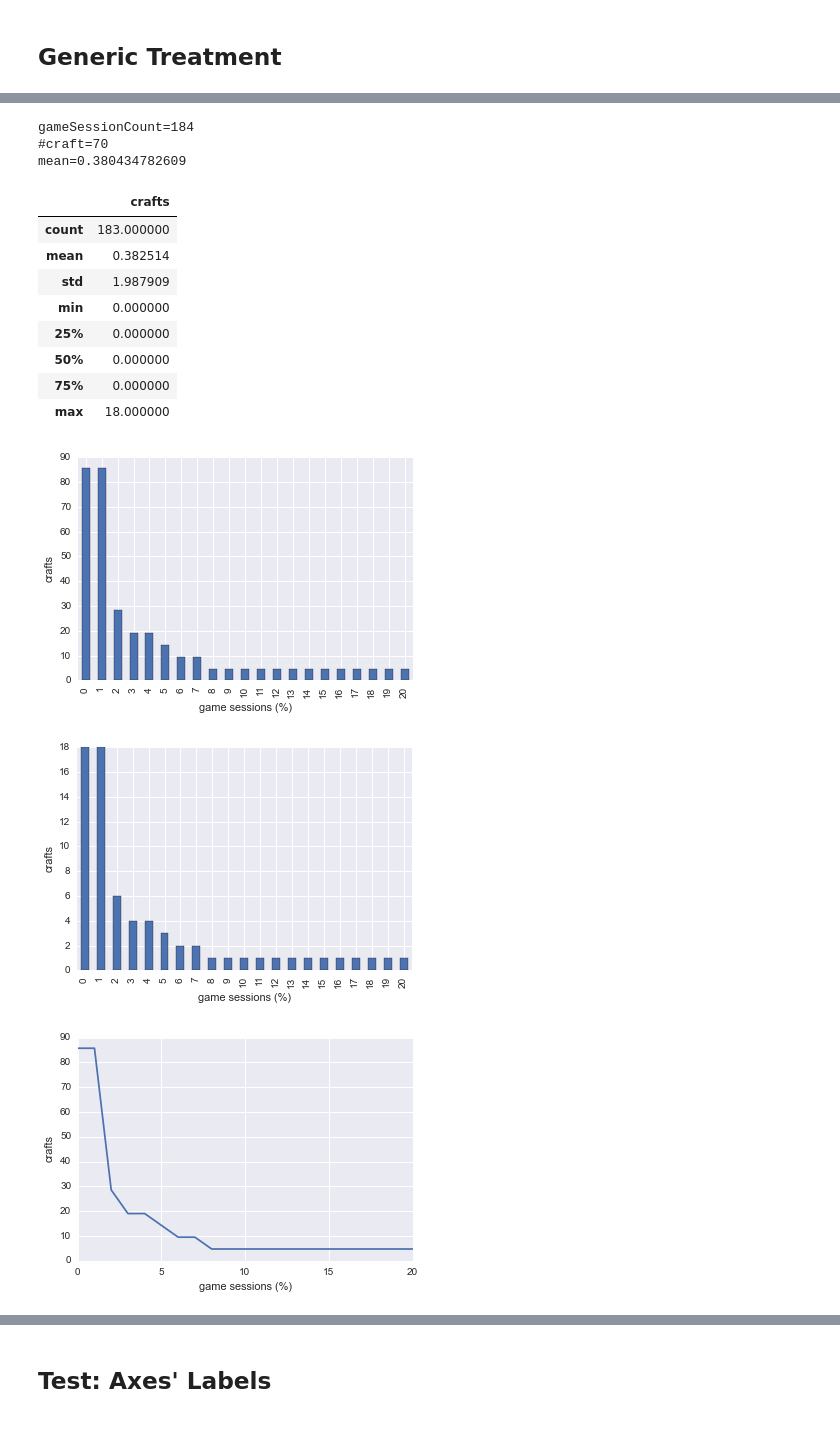
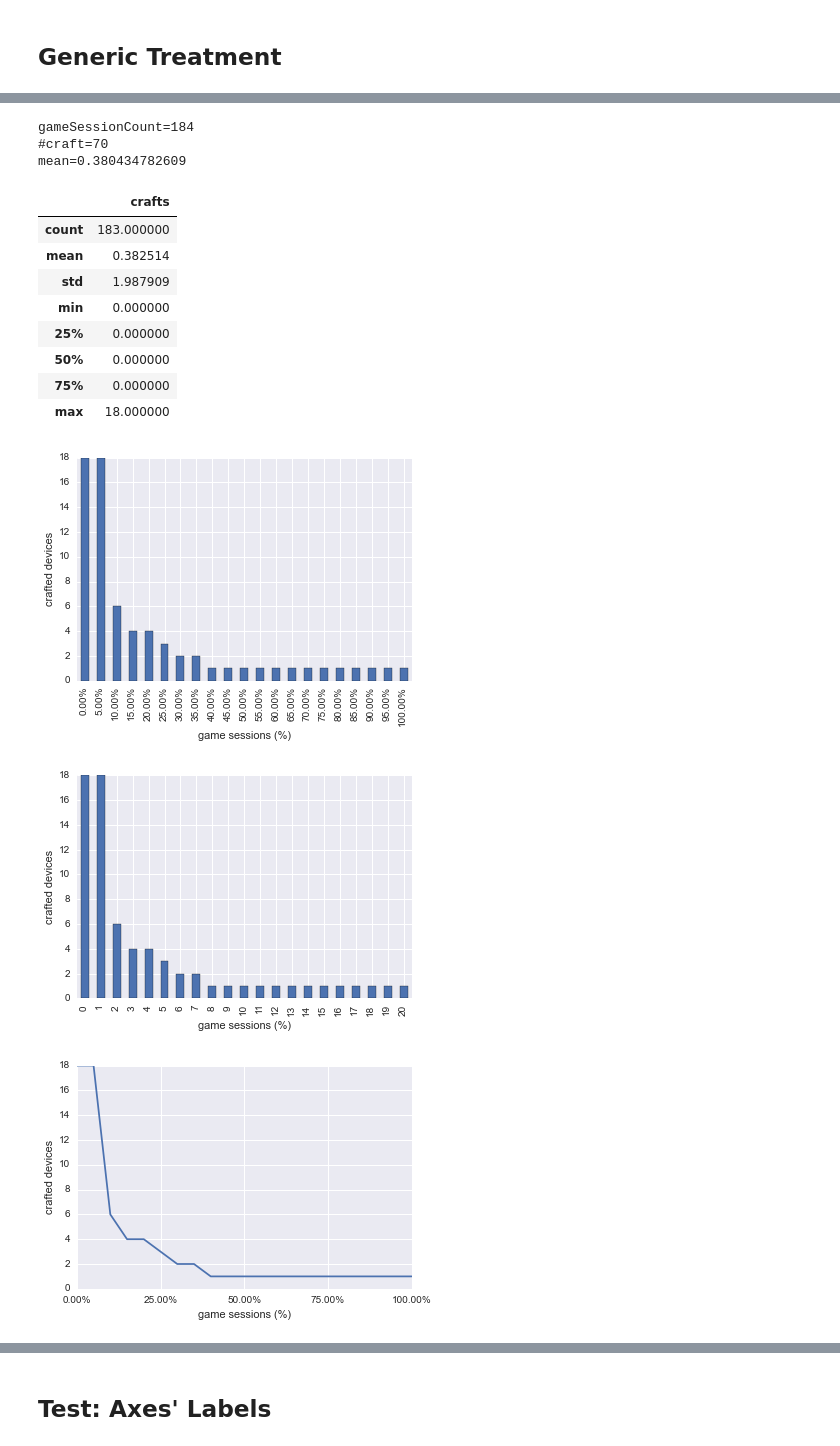
Before and after one commit to taniki/herocoli-analytics, a Jupyter notebook: automated-analysis.ipynb, the cells around one changed output, grey strips where cells are left out. Drawn from its saved outputs; the diff is of its cells as text; code cells hidden in the pictures.

Commit message:
generic percentage analysis complete; loop on events to analyze to do

```diff
--- a/automated-analysis.ipynb
+++ b/automated-analysis.ipynb
@@ -47,9 +70,8 @@ percentageDefaultGraphMode = True
 defaultGraphMode = True
 
 
-
 columnName = studiedEvent+"s"
-graphLabel = columnName
+graphLabel = "crafted devices"
 
 studiedEventCount = df[df["type"]==studiedEvent]["id"].count()
 print '#{0}={1}'.format(studiedEvent,studiedEventCount)
@@ -61,81 +83,52 @@ positiveGameSessions = df[df["type"]==studiedEvent]["playerId"].value_counts()
 positiveGameSessionCount = positiveGameSessions.count()
 positiveGameSessionCountTable = pd.DataFrame({columnName: positiveGameSessions.values})
 
-
-
 if percentageBarGraphMode:
-    ax = (positiveGameSessionCountTable*100/positiveGameSessionCount).plot(kind='bar')
-    plt.xlabel("game sessions (%)")
-    plt.ylabel(graphLabel)
-    plt.legend('')
+    genericTreatment( positiveGameSessionCountTable, 'bar', "game sessions (%)", graphLabel,
+                     True, False, positiveGameSessionCount )
 if barGraphMode:
-    ax = positiveGameSessionCountTable.plot(kind='bar')
-    plt.xlabel("game sessions (%)")
-    plt.ylabel(graphLabel)
-    plt.legend('')
+    genericTreatment( positiveGameSessionCountTable, 'bar', "game sessions (%)", graphLabel)
 if percentageDefaultGraphMode:
-    ax = (positiveGameSessionCountTable*100/positiveGameSessionCount).plot()
-    plt.xlabel("game sessions (%)")
-    plt.ylabel(graphLabel)
-    plt.legend('')
+    genericTreatment( positiveGameSessionCountTable, None, "game sessions (%)", graphLabel,
+                     True, False, positiveGameSessionCount )
 if defaultGraphMode:
-    ax = positiveGameSessionCountTable.plot()
-    plt.xlabel("game sessions (%)")
-    plt.ylabel(graphLabel)
-    plt.legend('')
+    genericTreatment( positiveGameSessionCountTable, None, "game sessions (%)", graphLabel)
 
 vals = ax.get_yticks()
 ax.set_yticklabels(['{:3.2f}%'.format(x*100) for x in vals])
 
 positiveGameSessionCountTable.describe()
 
 negativeGameSessionCountSeries = pd.Series(0, index=(list(range(positiveGameSessionCount,gameSessionCount-1))))
 negativeGameSessionCountTable = pd.DataFrame({columnName: negativeGameSessionCountSeries})
 
 fullEventGameSessionCountTable = pd.concat([positiveGameSessionCountTable, negativeGameSessionCountTable])
 
 if percentageBarGraphMode:
-    ax = (fullEventGameSessionCountTable*100/gameSessionCount).plot(kind='bar')
-    plt.xlabel("game sessions (%)")
-    plt.ylabel(graphLabel)
-    plt.legend('')
+    genericTreatment( fullEventGameSessionCountTable, 'bar', "game sessions (%)", graphLabel,
+                     True, False, gameSessionCount )
 if barGraphMode:
-    ax = fullEventGameSessionCountTable.plot(kind='bar')
-    plt.xlabel("game sessions (%)")
-    plt.ylabel(graphLabel)
-    plt.legend('')
+    genericTreatment( fullEventGameSessionCountTable, 'bar', "game sessions", graphLabel)
 if percentageDefaultGraphMode:
-    ax = (fullEventGameSessionCountTable*100/positiveGameSessionCount).plot()
-    plt.xlabel("game sessions (%)")
-    plt.ylabel(graphLabel)
-    plt.legend('')
+    genericTreatment( fullEventGameSessionCountTable, None, "game sessions (%)", graphLabel,
+                     True, False, gameSessionCount )
 if defaultGraphMode:
-    ax = fullEventGameSessionCountTable.plot()
-    plt.xlabel("game sessions (%)")
-    plt.ylabel(graphLabel)
-    plt.legend('')
-
-vals = ax.get_yticks()
-ax.set_yticklabels(['{:3.2f}%'.format(x*100) for x in vals])
-
-plt.xlabel("player index")
-plt.ylabel("crafted devices")
-plt.legend('')
+    genericTreatment( fullEventGameSessionCountTable, None, "game sessions", graphLabel)
 
 fullEventGameSessionCountTable.describe()
 # %% [output]
 gameSessionCount=184
 #craft=70
 mean=0.380434782609
 |  | crafts |
 | count | 183.000000 |
 | mean | 0.382514 |
 | std | 1.987909 |
 | min | 0.000000 |
 | 25% | 0.000000 |
 | 50% | 0.000000 |
 | 75% | 0.000000 |
 | max | 18.000000 |
-[figure, old version]
+[figure, new version]
-[figure, old version]
+[figure, new version]
-[figure, old version]
+[figure, new version]
```
Also changed, not shown: parts of 5 cells of this notebook.
